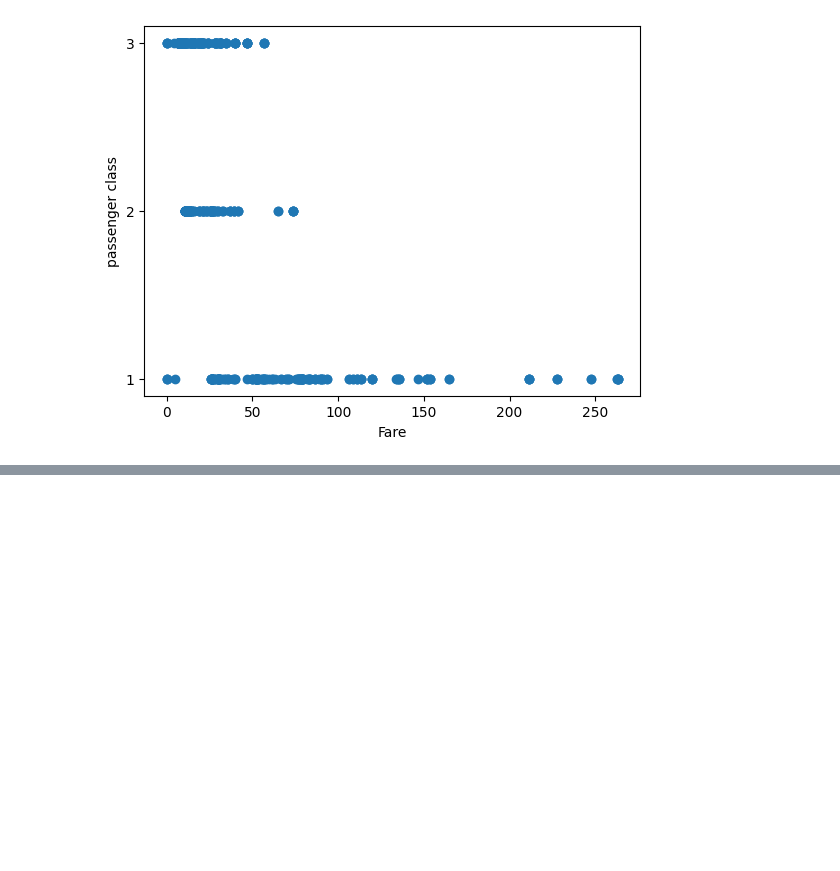
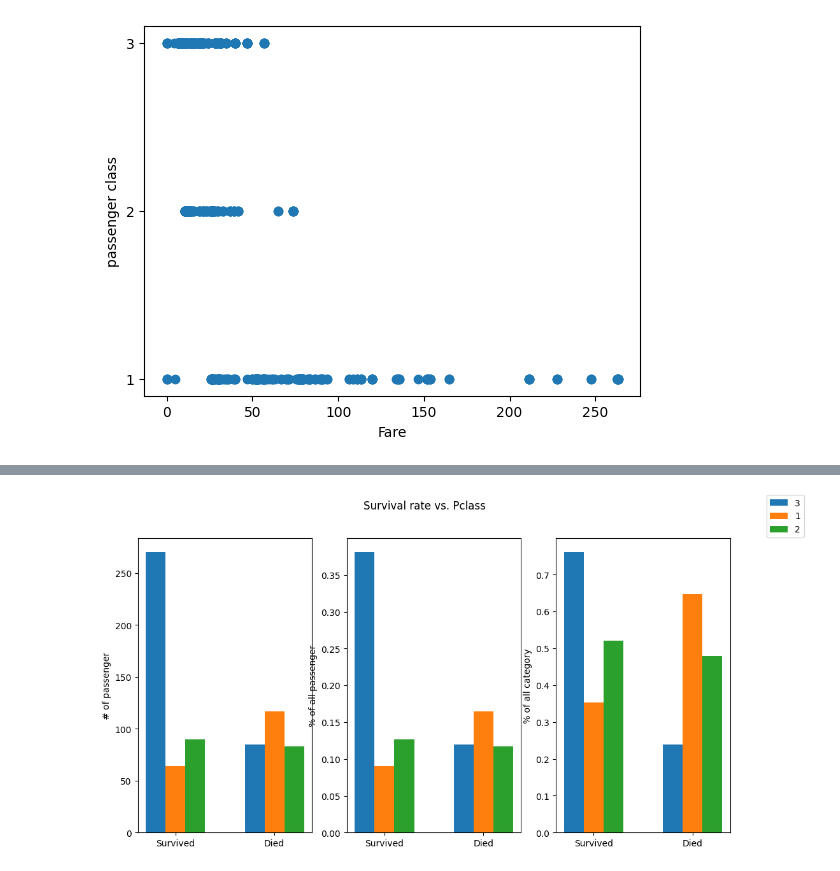
Before and after one commit to alexehrlich/titanic, a Jupyter notebook: data_exploration.ipynb, the cells around one changed output, grey strips where cells are left out. Cells and saved outputs as stored; diff of their text form; code cells hidden in the pictures; blank space fills up the shorter version.

```diff
--- a/data_exploration.ipynb
+++ b/data_exploration.ipynb
@@ -214,0 +218,4 @@ plt.show()
+# %%
+plot_survival_for_class_features(train_df, 'Pclass')
+# %% [output]
+[figure, added]
```
Also changed, not shown: parts of 5 cells of this notebook.
